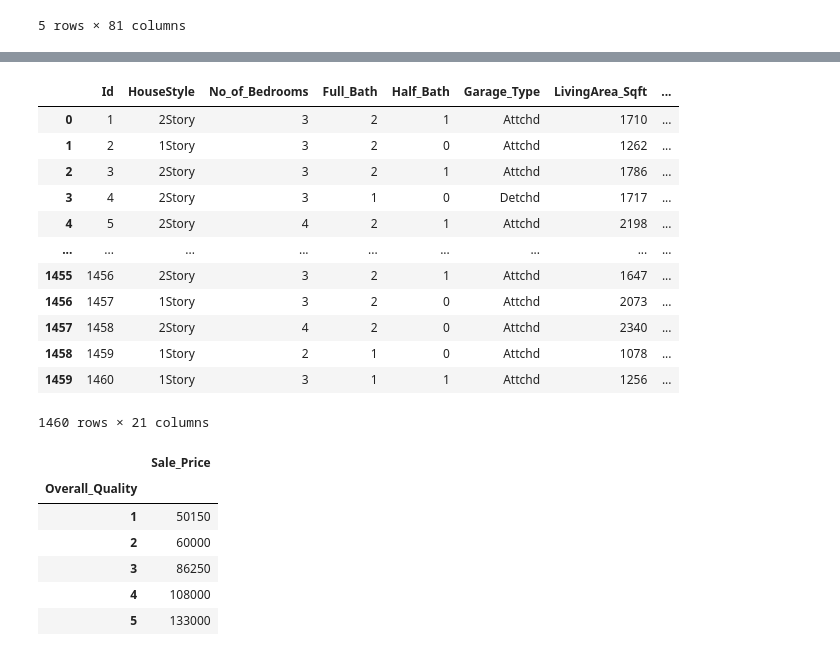
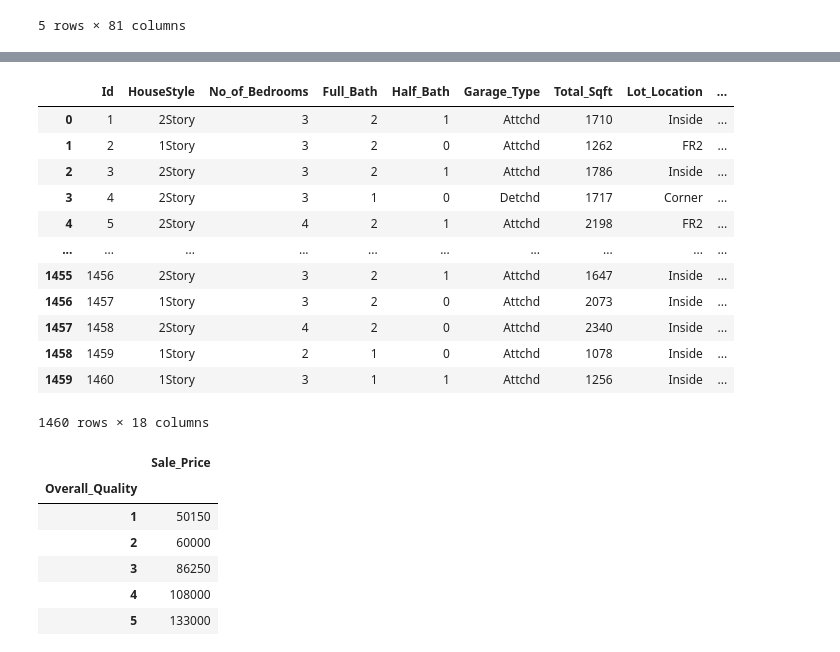
Before and after one commit to serpaulus/Predicting_the_Final_Home_Price, a Jupyter notebook: Analyzing_cleaned_Housing_Prices.ipynb, the cells around one changed output, grey strips where cells are left out. Drawn from its saved outputs; the diff is of its cells as text; code cells hidden in the pictures.

```diff
--- a/Analyzing_cleaned_Housing_Prices.ipynb
+++ b/Analyzing_cleaned_Housing_Prices.ipynb
@@ -109,9 +109,7 @@ clean_data_df = { 'Id': 'Id',
                  'FullBath': 'Full_Bath',
                  'HalfBath': 'Half_Bath',
                  'GarageType': 'Garage_Type',
-                 'GrLivArea': 'LivingArea_Sqft',
-                 '1stFlrSF': '1stFloor_Sqft',
-                 '2ndFlrSF':'2ndFloor_Sqft' ,
+                 'GrLivArea': 'Total_Sqft',
                  'LotConfig': 'Lot_Location',
                  'YearBuilt': 'YearBuilt',
                  'YearRemodAdd': 'Year_Remodeled',
@@ -135,8 +133,3 @@ train_df.head()
 | 3 | 4 | 70 | RL | 60.0 | 9550 | Pave | NaN | IR1 | Lvl | ... |
 | 4 | 5 | 60 | RL | 84.0 | 14260 | Pave | NaN | IR1 | Lvl | ... |
 5 rows × 81 columns
-# %%
-#Add the Living Area Sqft, 1st floor and 2nd floor sqft to get the total sqft
-sum_column = train_df["LivingArea_Sqft"] + train_df["1stFloor_Sqft"] + train_df["2ndFloor_Sqft"]
-train_df["Total_Sqft"] = sum_column
-print(train_df)
@@ -161,27 +136,27 @@ print(train_df)
 # %%
 #Filter the train DataFrame for specific columns.
 clean_train_df = train_df[[
     'Id','HouseStyle','No_of_Bedrooms','Full_Bath','Half_Bath','Garage_Type',
-    'LivingArea_Sqft','1stFloor_Sqft','2ndFloor_Sqft' ,'Total_Sqft','Lot_Location','YearBuilt',
-    'Year_Remodeled','FirstExterior','SecondExterior','MasonryVeneer_Type','Neighborhood',
+    'Total_Sqft','Lot_Location','YearBuilt','Year_Remodeled',
+    'FirstExterior','SecondExterior','MasonryVeneer_Type','Neighborhood',
     'Overall_Quality','Overall_Condition','Sale_Condition', 'Sale_Price'
     ]]
 
 clean_train_df
 # %% [output]
-|  | Id | HouseStyle | No_of_Bedrooms | Full_Bath | Half_Bath | Garage_Type | LivingArea_Sqft | ... |
-| 0 | 1 | 2Story | 3 | 2 | 1 | Attchd | 1710 | ... |
-| 1 | 2 | 1Story | 3 | 2 | 0 | Attchd | 1262 | ... |
-| 2 | 3 | 2Story | 3 | 2 | 1 | Attchd | 1786 | ... |
-| 3 | 4 | 2Story | 3 | 1 | 0 | Detchd | 1717 | ... |
-| 4 | 5 | 2Story | 4 | 2 | 1 | Attchd | 2198 | ... |
-| ... | ... | ... | ... | ... | ... | ... | ... | ... |
-| 1455 | 1456 | 2Story | 3 | 2 | 1 | Attchd | 1647 | ... |
-| 1456 | 1457 | 1Story | 3 | 2 | 0 | Attchd | 2073 | ... |
-| 1457 | 1458 | 2Story | 4 | 2 | 0 | Attchd | 2340 | ... |
-| 1458 | 1459 | 1Story | 2 | 1 | 0 | Attchd | 1078 | ... |
-| 1459 | 1460 | 1Story | 3 | 1 | 1 | Attchd | 1256 | ... |
+|  | Id | HouseStyle | No_of_Bedrooms | Full_Bath | Half_Bath | Garage_Type | Total_Sqft | Lot_Location | ... |
+| 0 | 1 | 2Story | 3 | 2 | 1 | Attchd | 1710 | Inside | ... |
+| 1 | 2 | 1Story | 3 | 2 | 0 | Attchd | 1262 | FR2 | ... |
+| 2 | 3 | 2Story | 3 | 2 | 1 | Attchd | 1786 | Inside | ... |
+| 3 | 4 | 2Story | 3 | 1 | 0 | Detchd | 1717 | Corner | ... |
+| 4 | 5 | 2Story | 4 | 2 | 1 | Attchd | 2198 | FR2 | ... |
+| ... | ... | ... | ... | ... | ... | ... | ... | ... | ... |
+| 1455 | 1456 | 2Story | 3 | 2 | 1 | Attchd | 1647 | Inside | ... |
+| 1456 | 1457 | 1Story | 3 | 2 | 0 | Attchd | 2073 | Inside | ... |
+| 1457 | 1458 | 2Story | 4 | 2 | 0 | Attchd | 2340 | Inside | ... |
+| 1458 | 1459 | 1Story | 2 | 1 | 0 | Attchd | 1078 | Inside | ... |
+| 1459 | 1460 | 1Story | 3 | 1 | 1 | Attchd | 1256 | Inside | ... |
-1460 rows × 21 columns
+1460 rows × 18 columns
 # %%
 quality_pivot = clean_train_df.pivot_table(index='Overall_Quality',values='Sale_Price', aggfunc=np.median)
 quality_pivot
```
Also changed, not shown: parts of 12 cells of this notebook.
